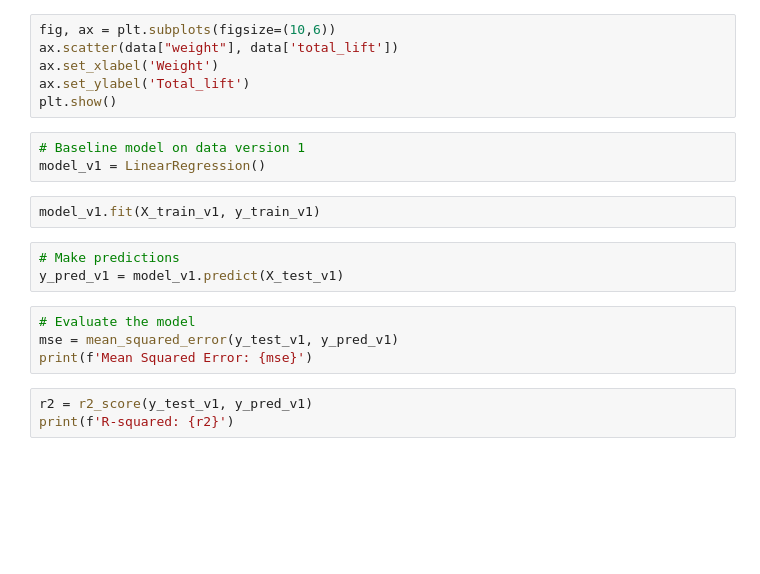
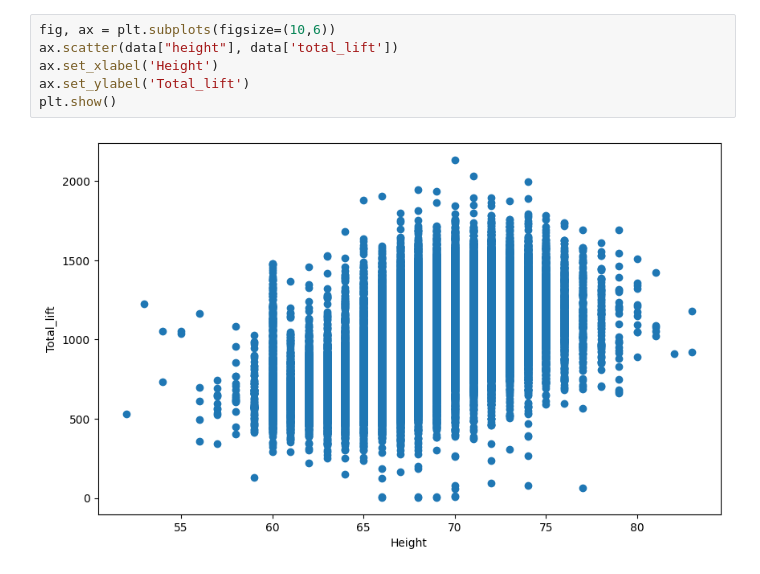
Before and after one commit to mariafshan/adsp_ml_ops, a Jupyter notebook: eda.ipynb, the cells around one changed output. Saved outputs shown, nothing was run; the diff lists cells and outputs as text; blank space fills up the shorter version.

Commit message:
updated eda and modeling for both versions

```diff
--- a/eda.ipynb
+++ b/eda.ipynb
@@ -20,21 +142,8 @@ plt.xlabel('Gender(0:male, 1:female)')
 # %%
 fig, ax = plt.subplots(figsize=(10,6))
-ax.scatter(data["weight"], data['total_lift'])
-ax.set_xlabel('Weight')
+ax.scatter(data["height"], data['total_lift'])
+ax.set_xlabel('Height')
 ax.set_ylabel('Total_lift')
 plt.show()
+# %% [output]
+[figure, added]
-# %%
-# Baseline model on data version 1
-model_v1 = LinearRegression()
-# %%
-model_v1.fit(X_train_v1, y_train_v1)
-# %%
-# Make predictions
-y_pred_v1 = model_v1.predict(X_test_v1)
-# %%
-# Evaluate the model
-mse = mean_squared_error(y_test_v1, y_pred_v1)
-print(f'Mean Squared Error: {mse}')
-# %%
-r2 = r2_score(y_test_v1, y_pred_v1)
-print(f'R-squared: {r2}')
```
Also changed, not shown: parts of 28 cells of this notebook, 3 other files.
